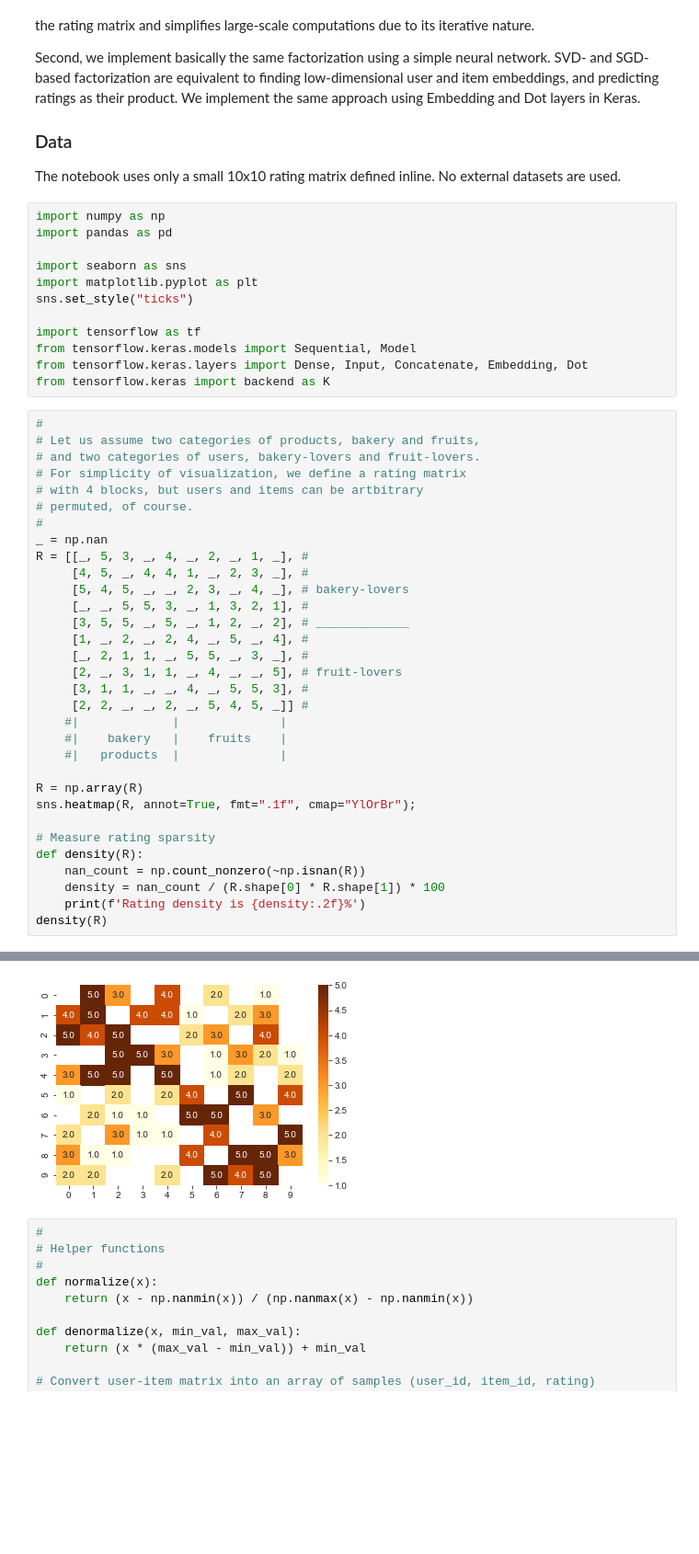
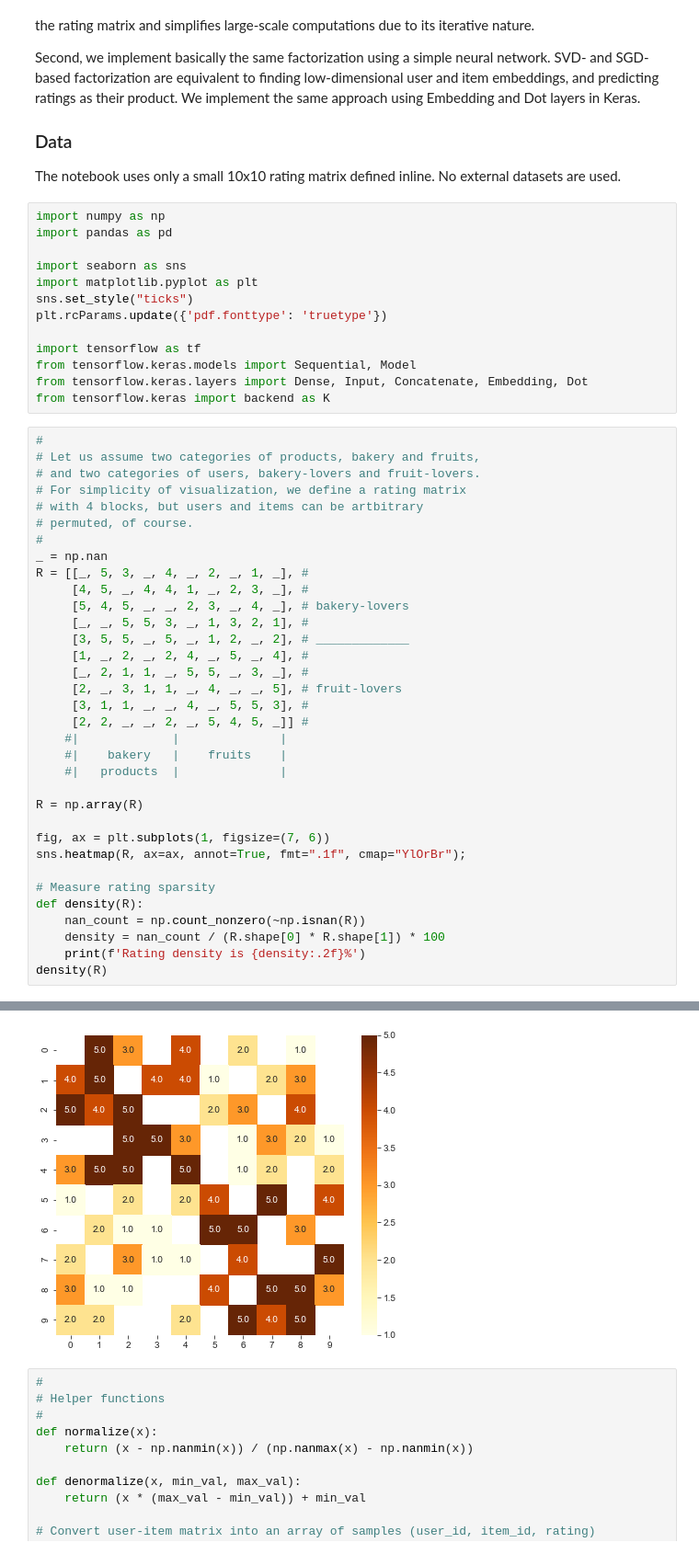
Before and after one commit to ikatsov/tensor-house, a Jupyter notebook: recommendations/deep-recommender-factorization.ipynb, the cells around one changed output, grey strips where cells are left out. Shown: that part at 92% size. Saved outputs shown, nothing was run; the diff lists cells and outputs as text; blank space fills up the shorter version.

```diff
--- a/recommendations/deep-recommender-factorization.ipynb
+++ b/recommendations/deep-recommender-factorization.ipynb
@@ -16,6 +16,7 @@ import pandas as pd
 import seaborn as sns
 import matplotlib.pyplot as plt
 sns.set_style("ticks")
+plt.rcParams.update({'pdf.fonttype': 'truetype'})
 
 import tensorflow as tf
 from tensorflow.keras.models import Sequential, Model
@@ -27,35 +28,37 @@ from tensorflow.keras import backend as K
 # and two categories of users, bakery-lovers and fruit-lovers.
 # For simplicity of visualization, we define a rating matrix
 # with 4 blocks, but users and items can be artbitrary
 # permuted, of course.
 #
 _ = np.nan
 R = [[_, 5, 3, _, 4, _, 2, _, 1, _], #
      [4, 5, _, 4, 4, 1, _, 2, 3, _], #
      [5, 4, 5, _, _, 2, 3, _, 4, _], # bakery-lovers
      [_, _, 5, 5, 3, _, 1, 3, 2, 1], #
      [3, 5, 5, _, 5, _, 1, 2, _, 2], # _____________
      [1, _, 2, _, 2, 4, _, 5, _, 4], #
      [_, 2, 1, 1, _, 5, 5, _, 3, _], #
      [2, _, 3, 1, 1, _, 4, _, _, 5], # fruit-lovers
      [3, 1, 1, _, _, 4, _, 5, 5, 3], #
      [2, 2, _, _, 2, _, 5, 4, 5, _]] #
     #|             |              |
     #|    bakery   |    fruits    |
     #|   products  |              |
 
 R = np.array(R)
-sns.heatmap(R, annot=True, fmt=".1f", cmap="YlOrBr");
+
+fig, ax = plt.subplots(1, figsize=(7, 6))
+sns.heatmap(R, ax=ax, annot=True, fmt=".1f", cmap="YlOrBr");
 
 # Measure rating sparsity
 def density(R):
     nan_count = np.count_nonzero(~np.isnan(R))
     density = nan_count / (R.shape[0] * R.shape[1]) * 100
     print(f'Rating density is {density:.2f}%')
 density(R)
 # %% [output]
 Rating density is 63.00%
-[figure, old version]
+[figure, new version]
 # %%
 #
 # Helper functions
```
Also changed, not shown: parts of 3 cells of this notebook, 1 other file.
